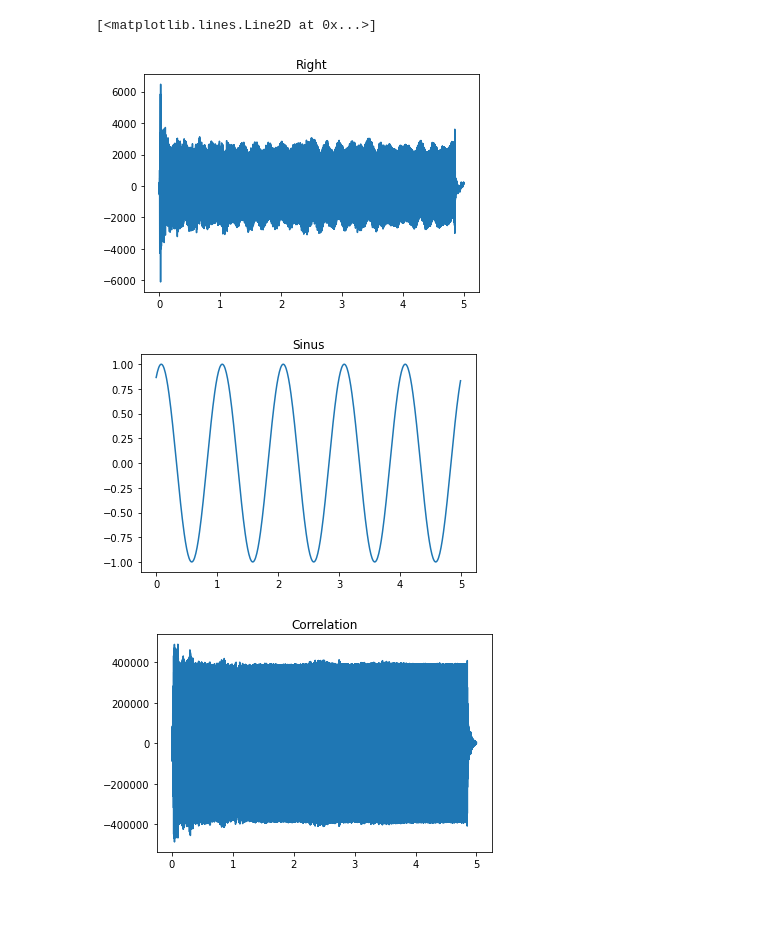
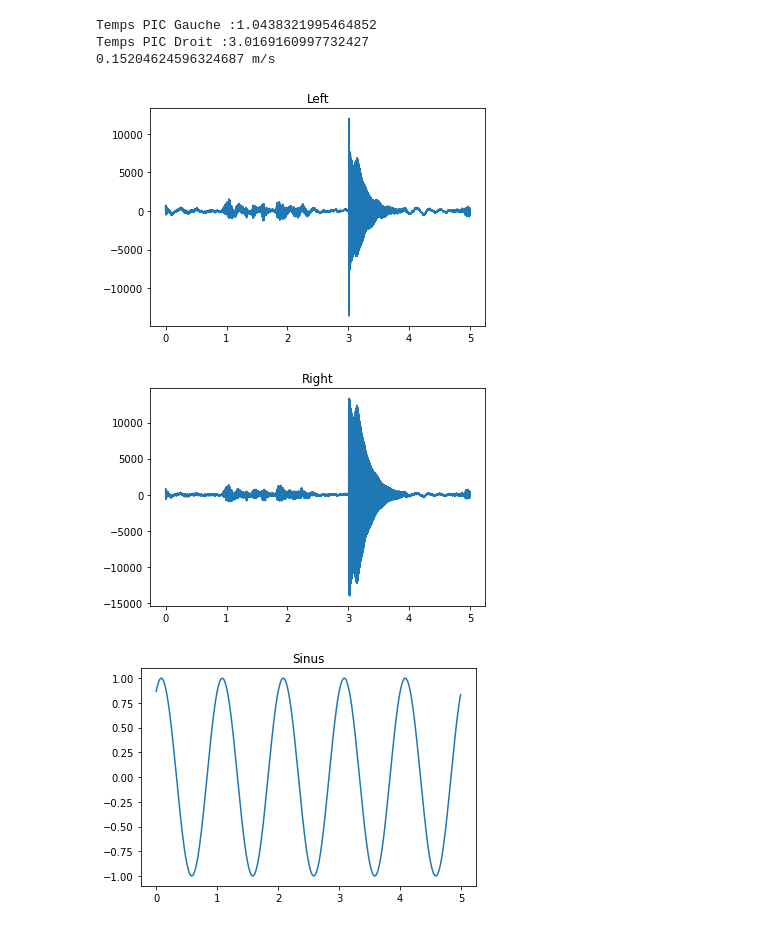
Before and after one commit to zuce68/ProjetFIP2A, a Jupyter notebook: TP1.ipynb, the cells around one changed output. Cells and saved outputs as stored; diff of their text form; code cells hidden in the pictures.

```diff
--- a/TP1.ipynb
+++ b/TP1.ipynb
@@ -192,34 +306,55 @@ plt.show()
 # %%
 import numpy as np
 import scipy.io.wavfile
 import matplotlib.pyplot as plt
 
 # SigNal M
 rate, data = scipy.io.wavfile.read('enregistrement.wav')
 
 N=len(data) #nombre d'échantillions
 n = np.arange(0,N)/44100
 
 data_right = data[:,1]
 data_left = data[:,0]
 
+
+
+plt.figure()
+plt.title("Left")
+plt.plot(n,data_left)
+#signal X
 plt.figure()
 plt.title("Right")
-plt.plot(n,data_left)
+plt.plot(n,data_right)
 #signal X
 t=np.arange(0,5,0.01)
 f=1
 w=np.sin(2*np.pi*f*t+np.pi/3)
-
+#w=np.where(((t>=0.5) & (t<=1)),4000, 0)
 plt.figure("Sinus")
 plt.title("Sinus")
 plt.plot(t,w)
-h=np.correlate(data_left,w,"same")
-plt.figure()
-plt.title("Correlation")
-plt.plot(n,h)
+
+corrLeft=np.correlate(data_left,w, mode='same')
+corrRight=np.correlate(data_right,w, mode='same')
+# Calcul de la corrélation croisée entre les deux signaux
+
+dt = 1/44100
+
+# Trouver l'indice du maximum de la corrélation
+max_index_Left = np.argmax(corrLeft)/44100
+max_index_Right = np.argmax(corrRight)/44100
+
+delta_t = np.abs(max_index_Left - max_index_Right)
+
+print("Temps PIC Gauche :"+str(max_index_Left))
+print("Temps PIC Droit :"+str(max_index_Right))
+
+print(str(0.30/delta_t)+" m/s")
 # %% [output]
-[<matplotlib.lines.Line2D at 0x...>]
+Temps PIC Gauche :1.0438321995464852
+Temps PIC Droit :3.0169160997732427
+0.15204624596324687 m/s
-[figure, old version]
+[figure, new version]
-[figure, old version]
+[figure, new version]
-[figure, old version]
+[figure, new version]
```
Also changed, not shown: parts of 6 cells of this notebook, 2 other files.
